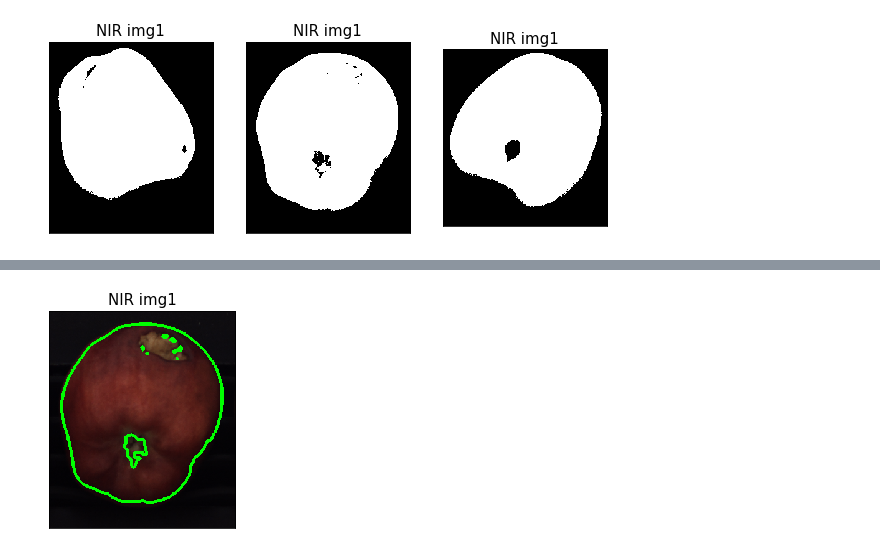
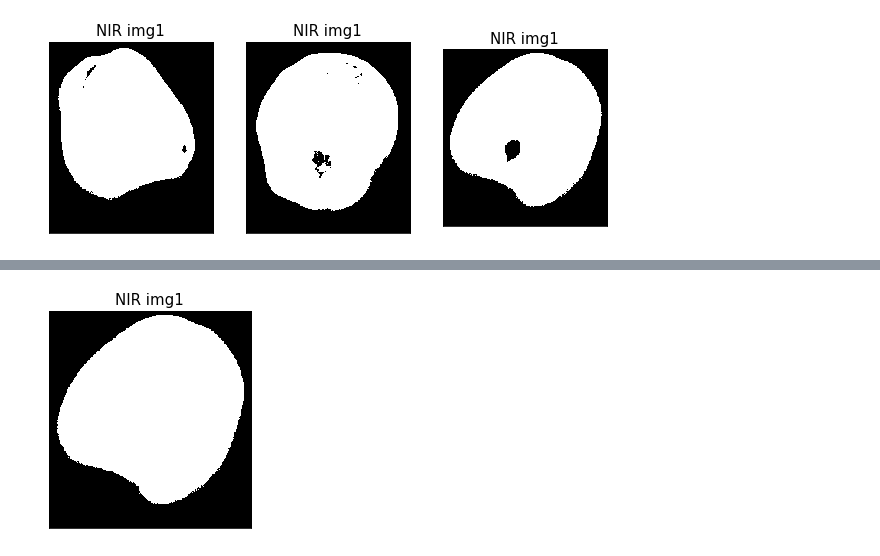
Before and after one commit to pptr3/fruit-inspection, a Jupyter notebook: Untitled.ipynb, the cells around one changed output, grey strips where cells are left out. Drawn from its saved outputs; the diff is of its cells as text; code cells hidden in the pictures.

```diff
--- a/Untitled.ipynb
+++ b/Untitled.ipynb
@@ -68,7 +64,15 @@ cv.drawContours(img2_c, contours, -1, (0, 255, 0), 3);
+# %%
+# Copy the thresholded image.
+im_floodfill = otsu_img3.copy()
+h, w = otsu_img3.shape[:2]
+mask3 = np.zeros((h+2, w+2), np.uint8)
+cv.floodFill(im_floodfill, mask3, (0,0), 255);
+im_floodfill_inv = cv2.bitwise_not(im_floodfill)
+im_out = otsu_img3 | im_floodfill_inv
 # %%
-plt.imshow(img2_c, cmap='gray', vmin=0, vmax=255)
+plt.imshow(im_out, cmap='gray', vmin=0, vmax=255)
 plt.title("NIR img1", fontsize = 15)
 plt.xticks([]), plt.yticks([])
 plt.show()
 # %% [output]
-[figure, old version]
+[figure, new version]
```
Also changed, not shown: parts of 9 cells of this notebook.
